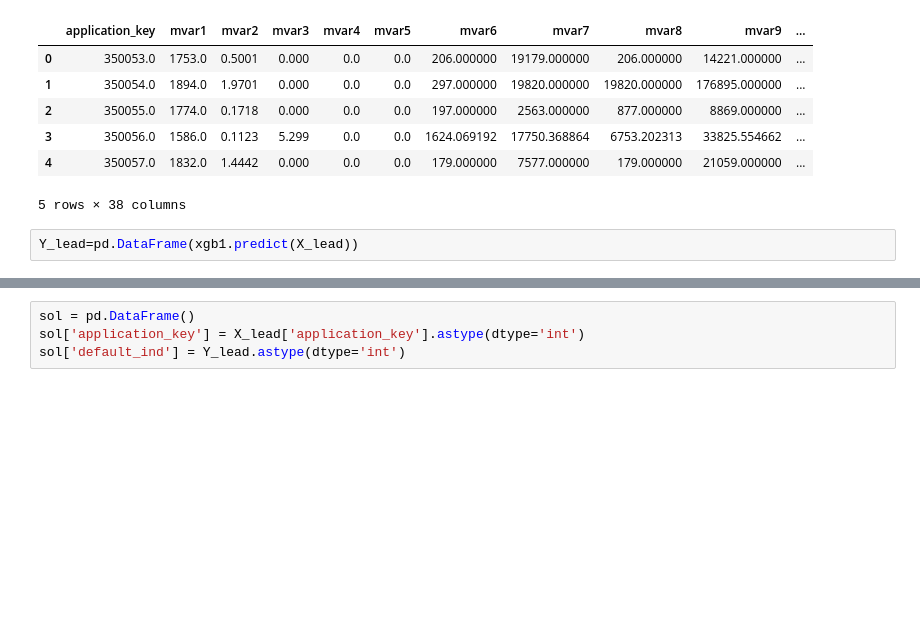
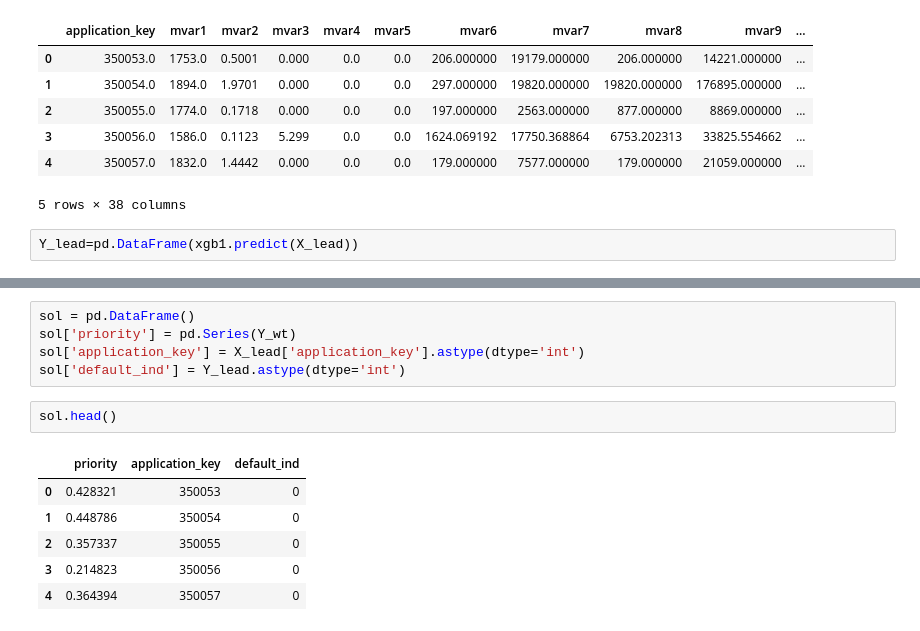
Before and after one commit to deepakgouda/Analyze-This-2018, a Jupyter notebook: Untitled2.ipynb, the cells around one changed output, grey strips where cells are left out. Cells and saved outputs as stored; diff of their text form; blank space fills up the shorter version.

```diff
--- a/Untitled2.ipynb
+++ b/Untitled2.ipynb
@@ -121,4 +139,14 @@ Y_lead=pd.DataFrame(xgb1.predict(X_lead))
 # %%
 sol = pd.DataFrame()
+sol['priority'] = pd.Series(Y_wt)
 sol['application_key'] = X_lead['application_key'].astype(dtype='int')
 sol['default_ind'] = Y_lead.astype(dtype='int')
+# %%
+sol.head()
+# %% [output]
+|  | priority | application_key | default_ind |
+| 0 | 0.428321 | 350053 | 0 |
+| 1 | 0.448786 | 350054 | 0 |
+| 2 | 0.357337 | 350055 | 0 |
+| 3 | 0.214823 | 350056 | 0 |
+| 4 | 0.364394 | 350057 | 0 |
```
Also changed, not shown: parts of 4 cells of this notebook.
